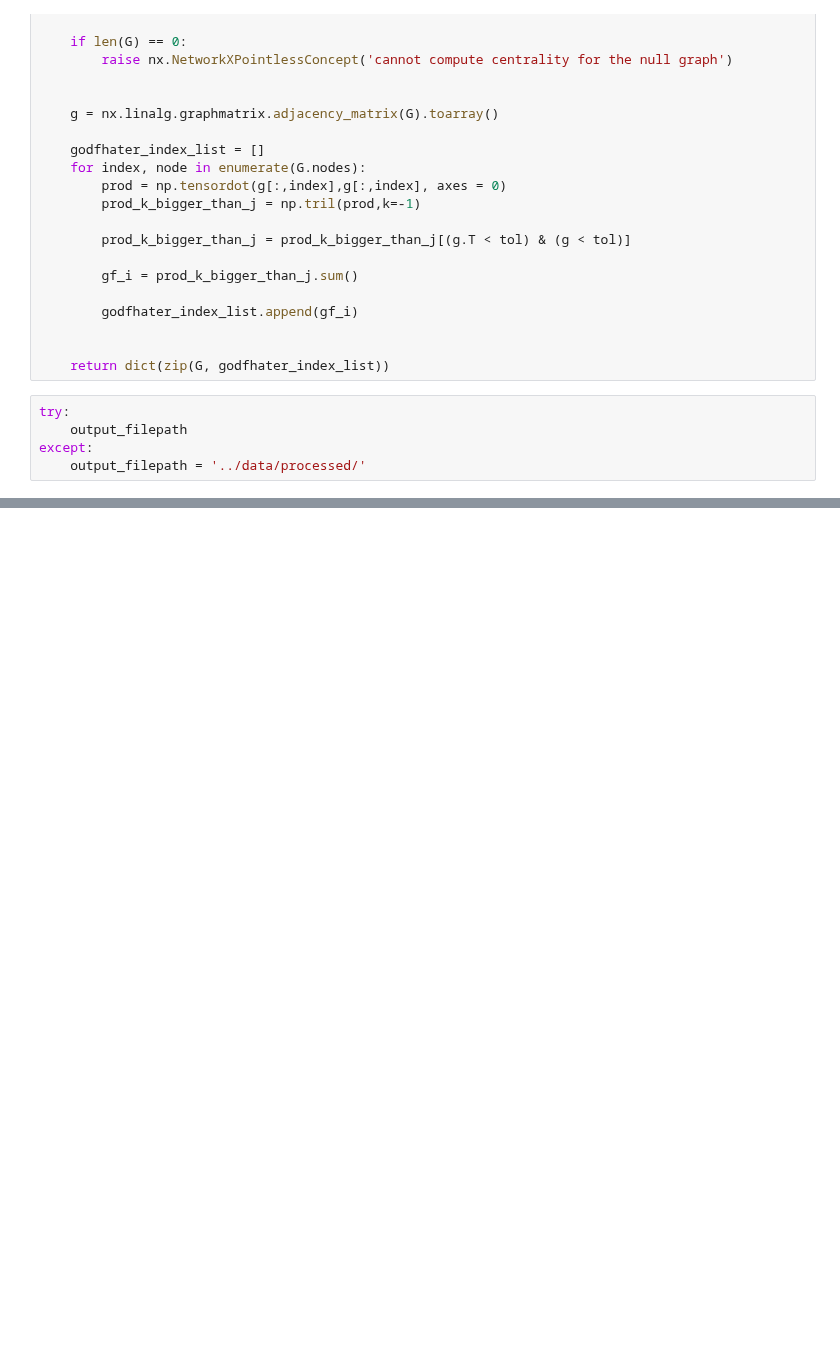
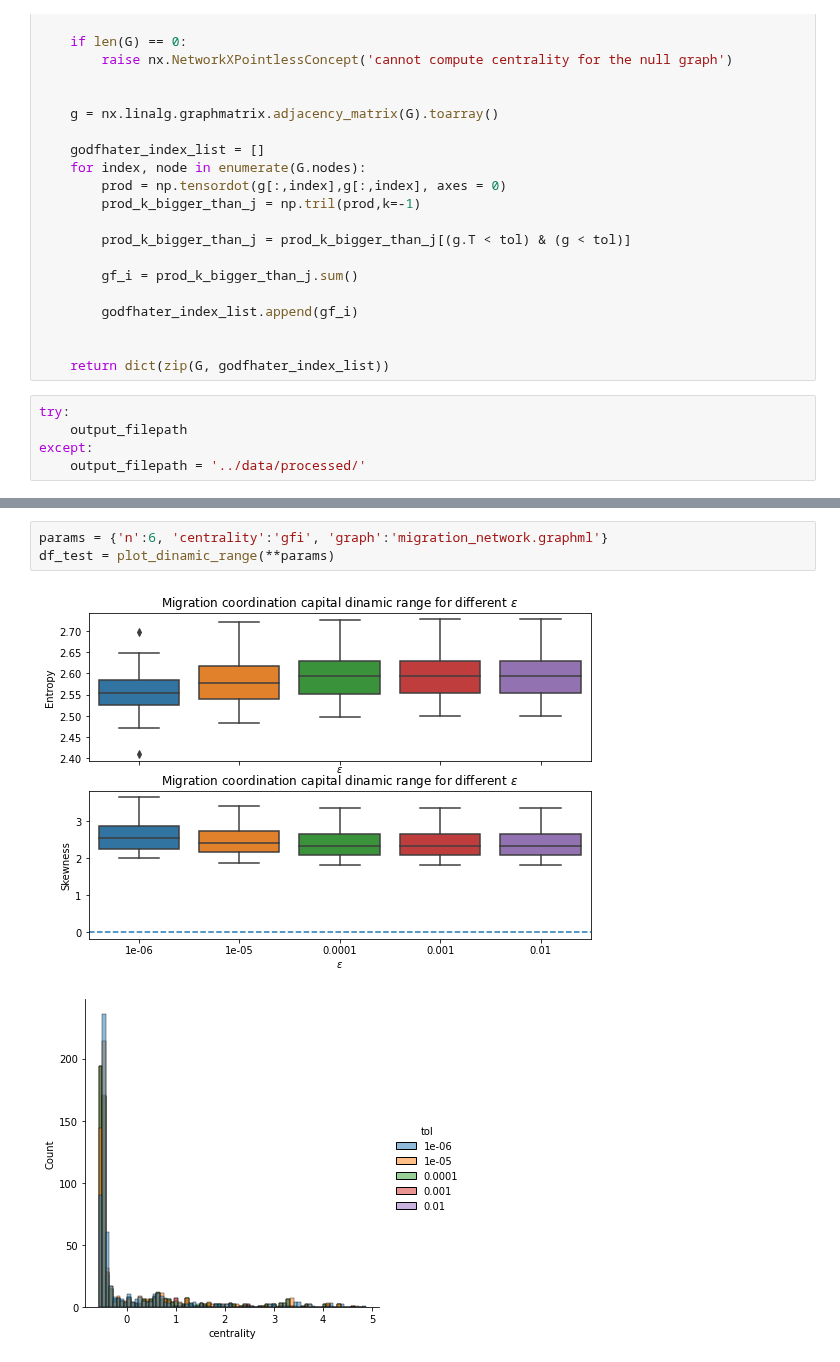
Before and after one commit to jaimeoliver1/social_capital_in_trade_networks, a Jupyter notebook: notebooks/08_dynamic_range_centralities.ipynb, the cells around one changed output, grey strips where cells are left out. Saved outputs shown, nothing was run; the diff lists cells and outputs as text; blank space fills up the shorter version.

```diff
--- a/notebooks/08_dynamic_range_centralities.ipynb
+++ b/notebooks/08_dynamic_range_centralities.ipynb
@@ -120,0 +152,6 @@ def plot_dinamic_range(n=9, **kwargs):
+# %%
+params = {'n':6, 'centrality':'gfi', 'graph':'migration_network.graphml'}
+df_test = plot_dinamic_range(**params)
+# %% [output]
+[figure, added]
+[figure, added]
```
Also changed, not shown: parts of 9 cells of this notebook, 7 other files.
